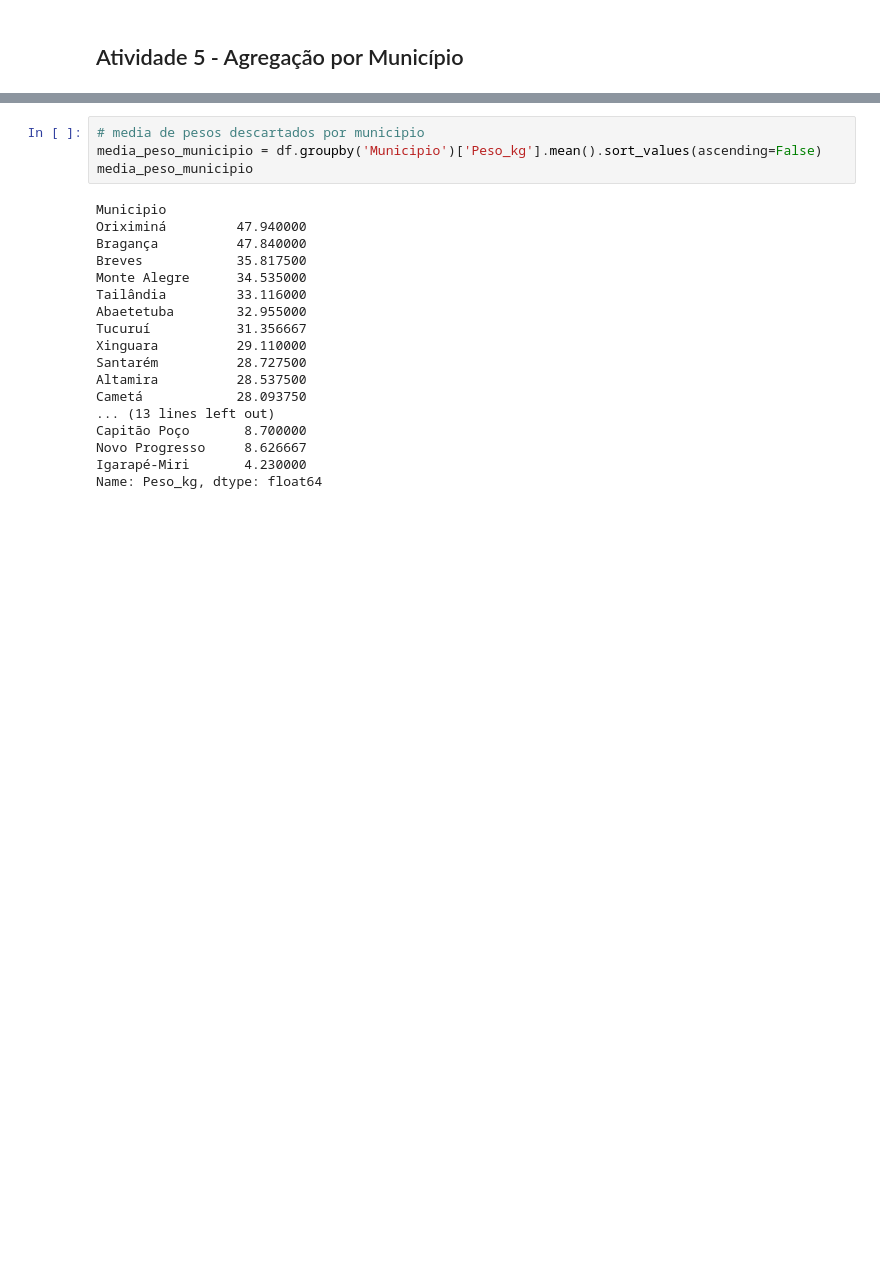
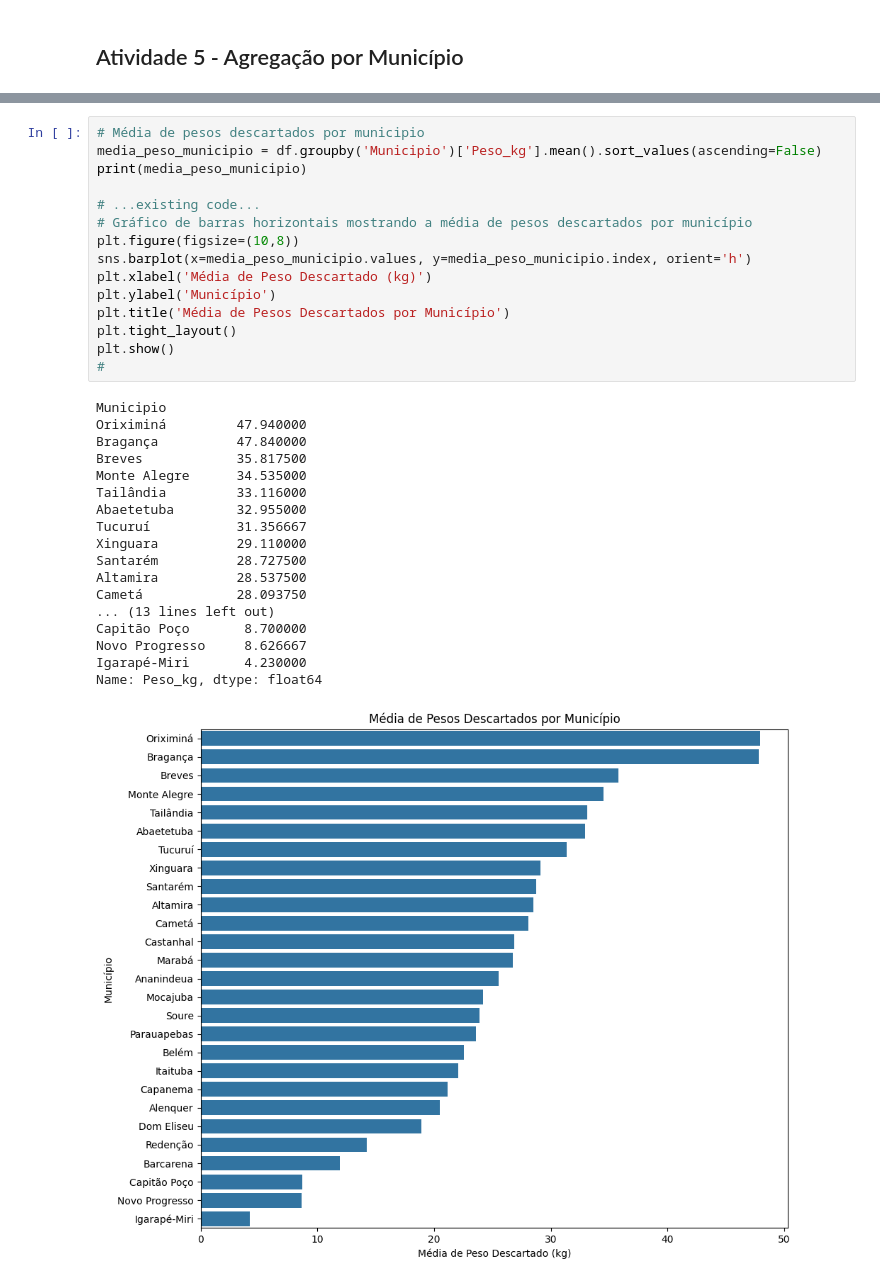
Before and after one commit to polyanasilva/desafio_lixo_eletronico, a Jupyter notebook: atv i2a2.ipynb, the cells around one changed output, grey strips where cells are left out. Saved outputs shown, nothing was run; the diff lists cells and outputs as text; blank space fills up the shorter version.

```diff
--- a/atv i2a2.ipynb
+++ b/atv i2a2.ipynb
@@ -254,22 +246,34 @@ Name: Peso_kg, dtype: float64
 # %%
-# media de pesos descartados por municipio
+# Média de pesos descartados por municipio
 media_peso_municipio = df.groupby('Municipio')['Peso_kg'].mean().sort_values(ascending=False)
-media_peso_municipio
+print(media_peso_municipio)
+
+# ...existing code...
+# Gráfico de barras horizontais mostrando a média de pesos descartados por município
+plt.figure(figsize=(10,8))
+sns.barplot(x=media_peso_municipio.values, y=media_peso_municipio.index, orient='h')
+plt.xlabel('Média de Peso Descartado (kg)')
+plt.ylabel('Município')
+plt.title('Média de Pesos Descartados por Município')
+plt.tight_layout()
+plt.show()
+#
 # %% [output]
 Municipio
 Oriximiná         47.940000
 Bragança          47.840000
 Breves            35.817500
 Monte Alegre      34.535000
 Tailândia         33.116000
 Abaetetuba        32.955000
 Tucuruí           31.356667
 Xinguara          29.110000
 Santarém          28.727500
 Altamira          28.537500
 Cametá            28.093750
 ... (13 lines left out)
 Capitão Poço       8.700000
 Novo Progresso     8.626667
 Igarapé-Miri       4.230000
 Name: Peso_kg, dtype: float64
+[figure, added]
```
Also changed, not shown: parts of 7 cells of this notebook.
